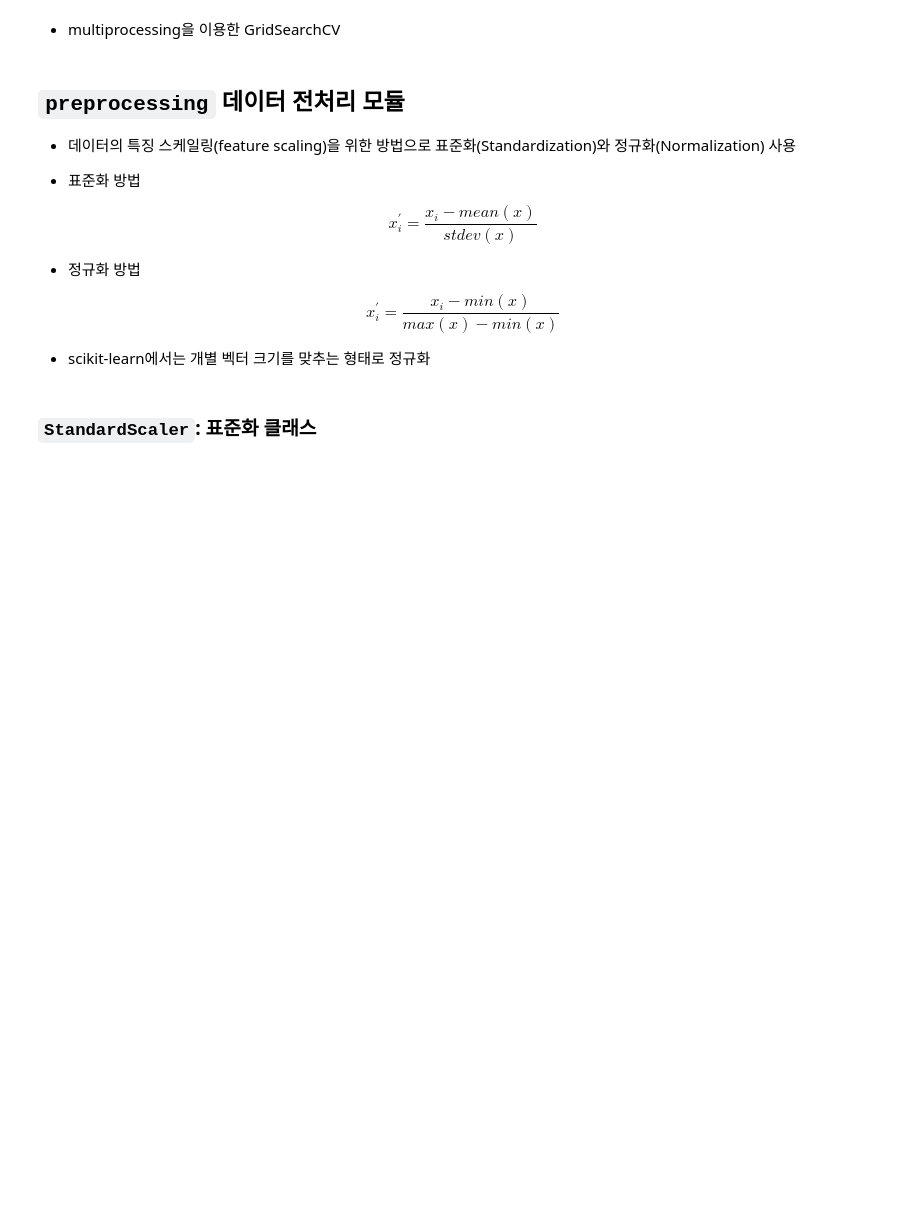
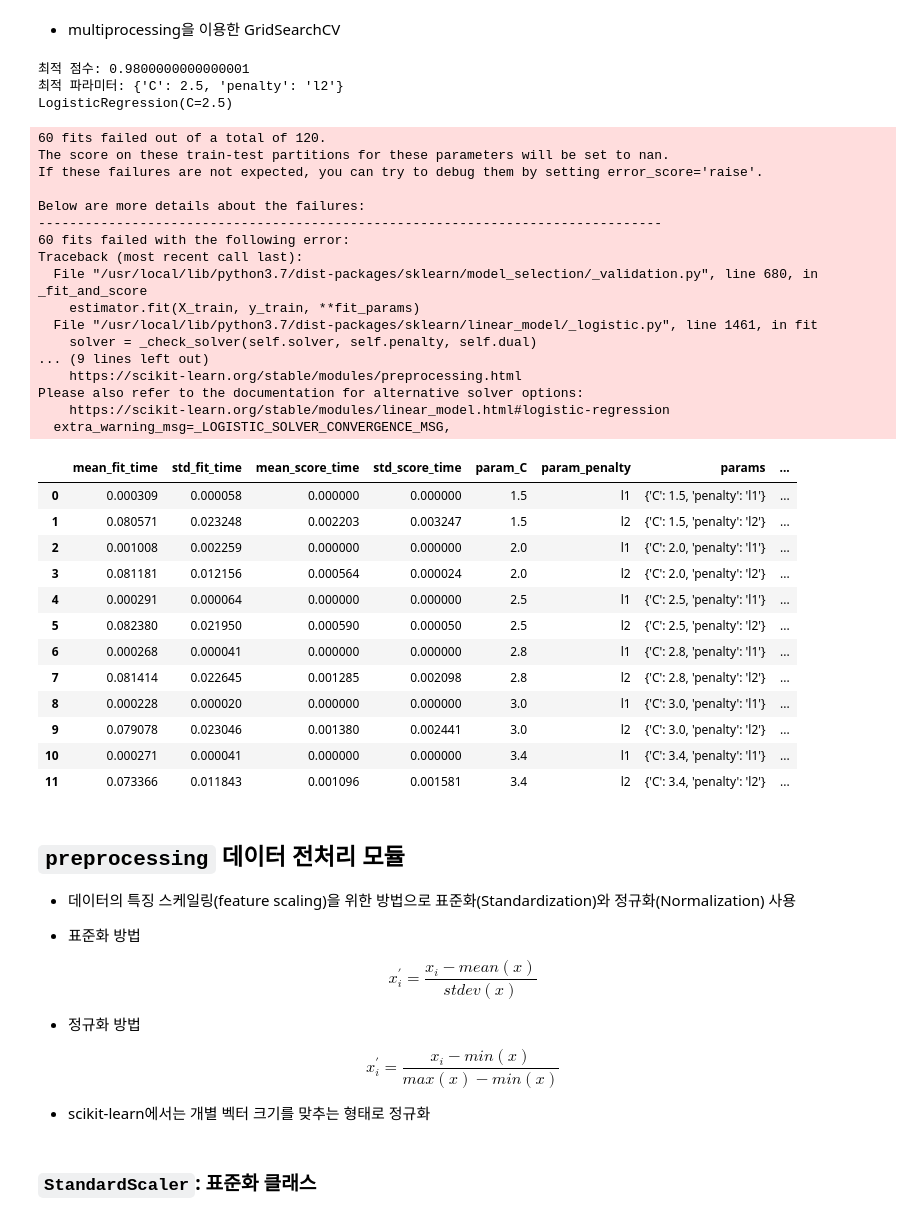
Before and after one commit to suumino/DataAlanysis, a Jupyter notebook: ScikitLean.ipynb, the cells around one changed output. Drawn from its saved outputs; the diff is of its cells as text; code cells hidden in the pictures; blank space fills up the shorter version.

```diff
--- a/ScikitLean.ipynb
+++ b/ScikitLean.ipynb
@@ -335,6 +335,60 @@ Ridge(alpha=0.1)
 
 
 *   multiprocessing을 이용한 GridSearchCV
+# %%
+import multiprocessing
+from sklearn.datasets import load_iris
+from sklearn.linear_model import LogisticRegression
+
+iris = load_iris()
+
+param_grid = [
+              {
+                  'penalty':['l1', 'l2'],
+                  # 'C': [0.5, 1.0, 1.5, 1.8, 2.0, 2.4] } ]
+                  'C': [1.5, 2.0, 2.5, 2.8, 3.0, 3.4] } ]
+gs = GridSearchCV(estimator=LogisticRegression(), param_grid=param_grid,
+                  scoring='accuracy', cv=10, n_jobs=multiprocessing.cpu_count())
+result = gs.fit(iris.data, iris.target)
+
+print("최적 점수: {}".format(result.best_score_))
+print("최적 파라미터: {}".format(result.best_params_))
+print(gs.best_estimator_)
+pd.DataFrame(result.cv_results_)
+# %% [output]
+최적 점수: 0.9800000000000001
+최적 파라미터: {'C': 2.5, 'penalty': 'l2'}
+LogisticRegression(C=2.5)
+60 fits failed out of a total of 120.
+The score on these train-test partitions for these parameters will be set to nan.
+If these failures are not expected, you can try to debug them by setting error_score='raise'.
+
+Below are more details about the failures:
+--------------------------------------------------------------------------------
+60 fits failed with the following error:
+Traceback (most recent call last):
+  File "/usr/local/lib/python3.7/dist-packages/sklearn/model_selection/_validation.py", line 680, in _fit_and_score
+    estimator.fit(X_train, y_train, **fit_params)
+  File "/usr/local/lib/python3.7/dist-packages/sklearn/linear_model/_logistic.py", line 1461, in fit
+    solver = _check_solver(self.solver, self.penalty, self.dual)
+... (9 lines left out)
+    https://scikit-learn.org/stable/modules/preprocessing.html
+Please also refer to the documentation for alternative solver options:
+    https://scikit-learn.org/stable/modules/linear_model.html#logistic-regression
+  extra_warning_msg=_LOGISTIC_SOLVER_CONVERGENCE_MSG,
+|  | mean_fit_time | std_fit_time | mean_score_time | std_score_time | param_C | param_penalty | params | ... |
+| 0 | 0.000309 | 0.000058 | 0.000000 | 0.000000 | 1.5 | l1 | {'C': 1.5, 'penalty': 'l1'} | ... |
+| 1 | 0.080571 | 0.023248 | 0.002203 | 0.003247 | 1.5 | l2 | {'C': 1.5, 'penalty': 'l2'} | ... |
+| 2 | 0.001008 | 0.002259 | 0.000000 | 0.000000 | 2.0 | l1 | {'C': 2.0, 'penalty': 'l1'} | ... |
+| 3 | 0.081181 | 0.012156 | 0.000564 | 0.000024 | 2.0 | l2 | {'C': 2.0, 'penalty': 'l2'} | ... |
+| 4 | 0.000291 | 0.000064 | 0.000000 | 0.000000 | 2.5 | l1 | {'C': 2.5, 'penalty': 'l1'} | ... |
+| 5 | 0.082380 | 0.021950 | 0.000590 | 0.000050 | 2.5 | l2 | {'C': 2.5, 'penalty': 'l2'} | ... |
+| 6 | 0.000268 | 0.000041 | 0.000000 | 0.000000 | 2.8 | l1 | {'C': 2.8, 'penalty': 'l1'} | ... |
+| 7 | 0.081414 | 0.022645 | 0.001285 | 0.002098 | 2.8 | l2 | {'C': 2.8, 'penalty': 'l2'} | ... |
+| 8 | 0.000228 | 0.000020 | 0.000000 | 0.000000 | 3.0 | l1 | {'C': 3.0, 'penalty': 'l1'} | ... |
+| 9 | 0.079078 | 0.023046 | 0.001380 | 0.002441 | 3.0 | l2 | {'C': 3.0, 'penalty': 'l2'} | ... |
+| 10 | 0.000271 | 0.000041 | 0.000000 | 0.000000 | 3.4 | l1 | {'C': 3.4, 'penalty': 'l1'} | ... |
+| 11 | 0.073366 | 0.011843 | 0.001096 | 0.001581 | 3.4 | l2 | {'C': 3.4, 'penalty': 'l2'} | ... |
 # %% [markdown]
 ## `preprocessing` 데이터 전처리 모듈
 
```
Also changed, not shown: parts of 8 cells of this notebook.
